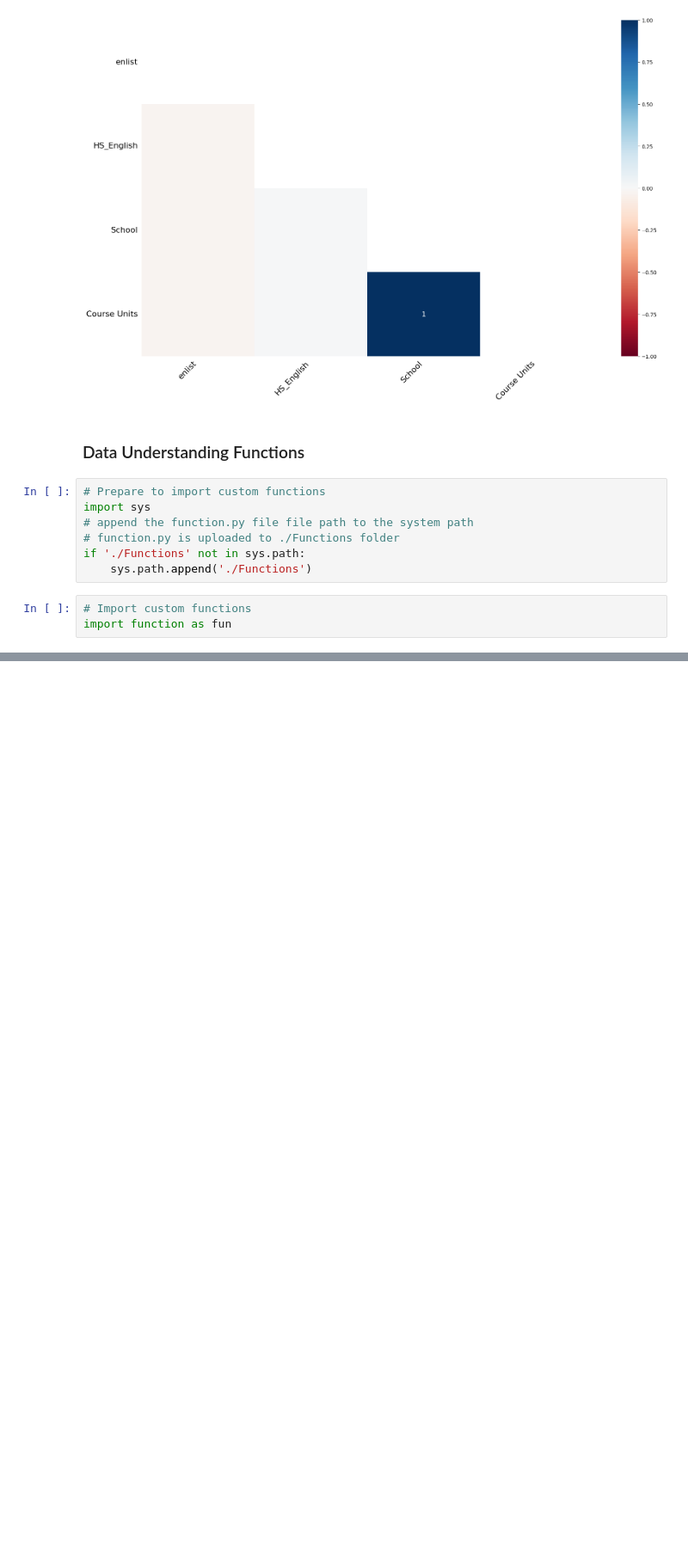
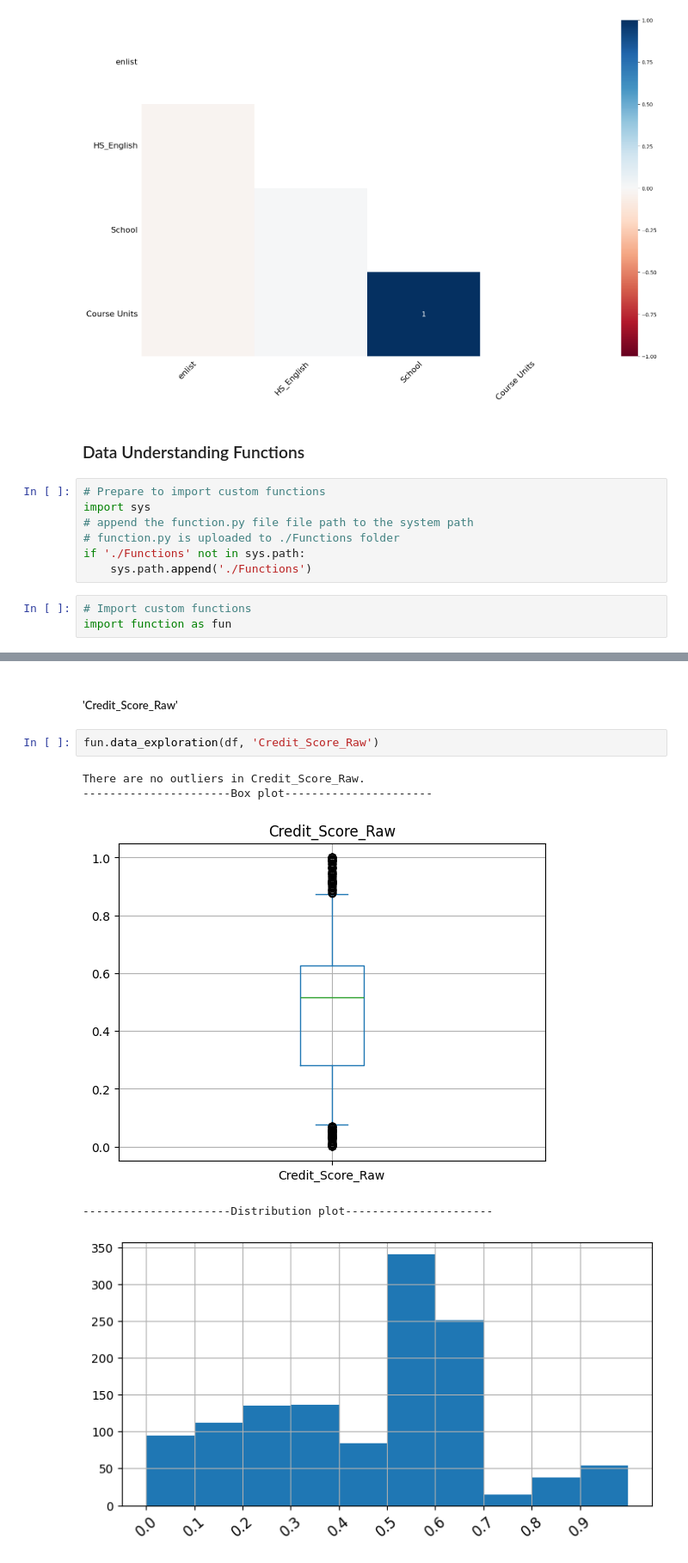
Before and after one commit to mjvillamayor/IST340-Final-Project, a Jupyter notebook: KDDM_Project.ipynb, the cells around one changed output, grey strips where cells are left out. Shown at 86% size. Cells and saved outputs as stored; diff of their text form; blank space fills up the shorter version.

```diff
--- a/KDDM_Project.ipynb
+++ b/KDDM_Project.ipynb
@@ -896,0 +810,10 @@ print(f"DataFrame exported successfully to {data}")
+# %% [markdown]
+##### 'Credit_Score_Raw'
+# %%
+fun.data_exploration(df, 'Credit_Score_Raw')
+# %% [output]
+There are no outliers in Credit_Score_Raw.
+----------------------Box plot----------------------
+[figure, added]
+----------------------Distribution plot----------------------
+[figure, added]
```
Also changed, not shown: parts of 79 cells of this notebook, 2 other files.
